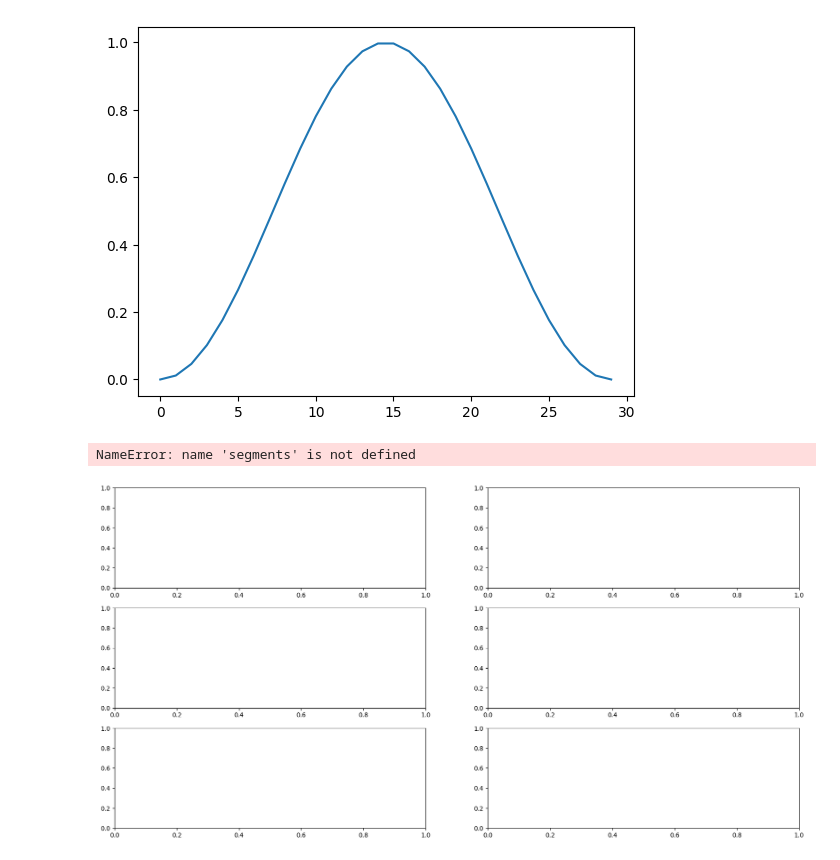
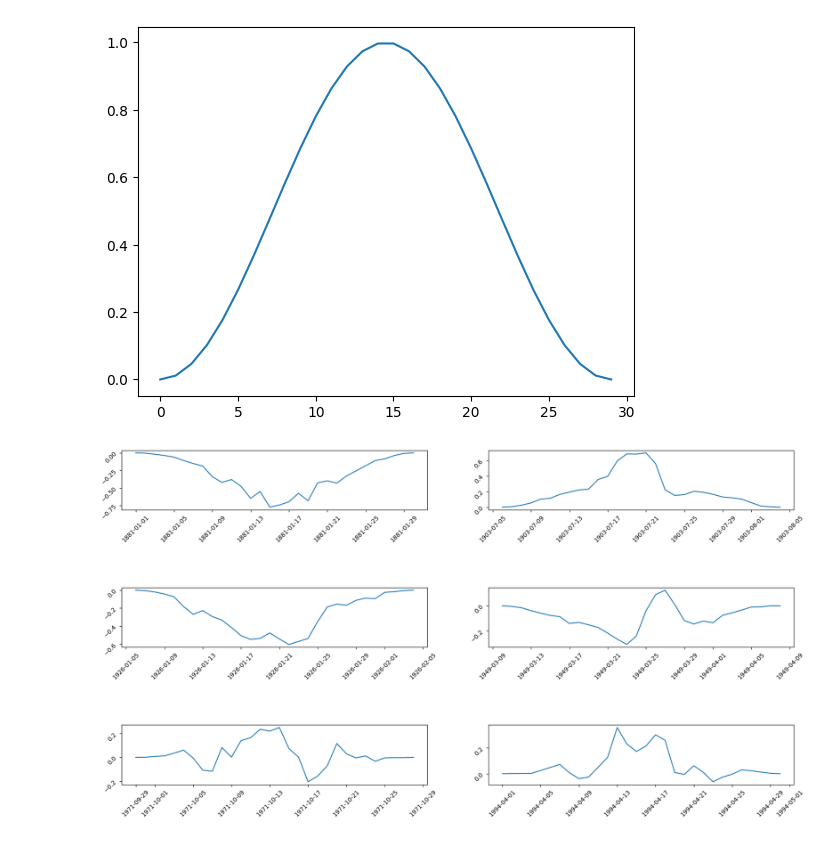
Before and after one commit to shopin32/optic-metrology, a Jupyter notebook: notebooks/Lab1-2.ipynb, the cells around one changed output. Saved outputs shown, nothing was run; the diff lists cells and outputs as text; code cells hidden in the pictures.

```diff
--- a/notebooks/Lab1-2.ipynb
+++ b/notebooks/Lab1-2.ipynb
@@ -78,16 +78,22 @@ for start_pos in range(0, scaled_data.shape[0], slide_len):
     segment = scaled_data['TMAX'].values[start_pos: end_pos].copy()
     if segment.shape[0] != segment_length:
         continue
-    segments.append(segment)
+    segments.append({
+        'x': scaled_data['date'].values[start_pos: end_pos],
+        'y': segment,
+    })
 print("Produced %d waveform segments" % len(segments))
 # %% [output]
 Produced 1649 waveform segments
 # %%
 # 2.2 Plot segments
-fig, axes = plt.subplots(5,5, figsize=[20,10])
+fig, axes = plt.subplots(5,5, figsize=[40,20], )
+fig.subplots_adjust(hspace=0.8)
 count = 0
 step = len(segments) // 25
 for i in range(5):
     for j in range(5):
-        axes[i,j].plot(segments[count])
+        segment = segments[count]
+        axes[i,j].plot(segment['x'], segment['y'])
+        axes[i,j].tick_params(labelrotation=45)
         count += step
@@ -103,16 +111,21 @@ plt.show()
 # 3.2 Apply window function
 windowed_segments = []
 for segment in segments:
-    windowed_segment = np.copy(segment) * window
-    windowed_segments.append(windowed_segment)
+    windowed_segment = np.copy(segment['y']) * window
+    windowed_segments.append({
+        'y': windowed_segment,
+        'x': segment['x'],
+    })
 # %%
 fig, axes = plt.subplots(3,2, figsize=[20,10])
+fig.subplots_adjust(hspace=1.3)
 step = len(segments) // 6
 counter = 0
 for i in range(3):
     for j in range(2):
-        axes[i,j].plot(windowed_segments[counter])
+        segment = windowed_segments[counter]
+        axes[i,j].plot(segment['x'], segment['y'])
+        axes[i,j].tick_params(labelrotation=45)
         counter += step
 # %% [output]
-NameError: name 'segments' is not defined
-[figure, old version]
+[figure, new version]
```
Also changed, not shown: parts of 1 cell of this notebook.
